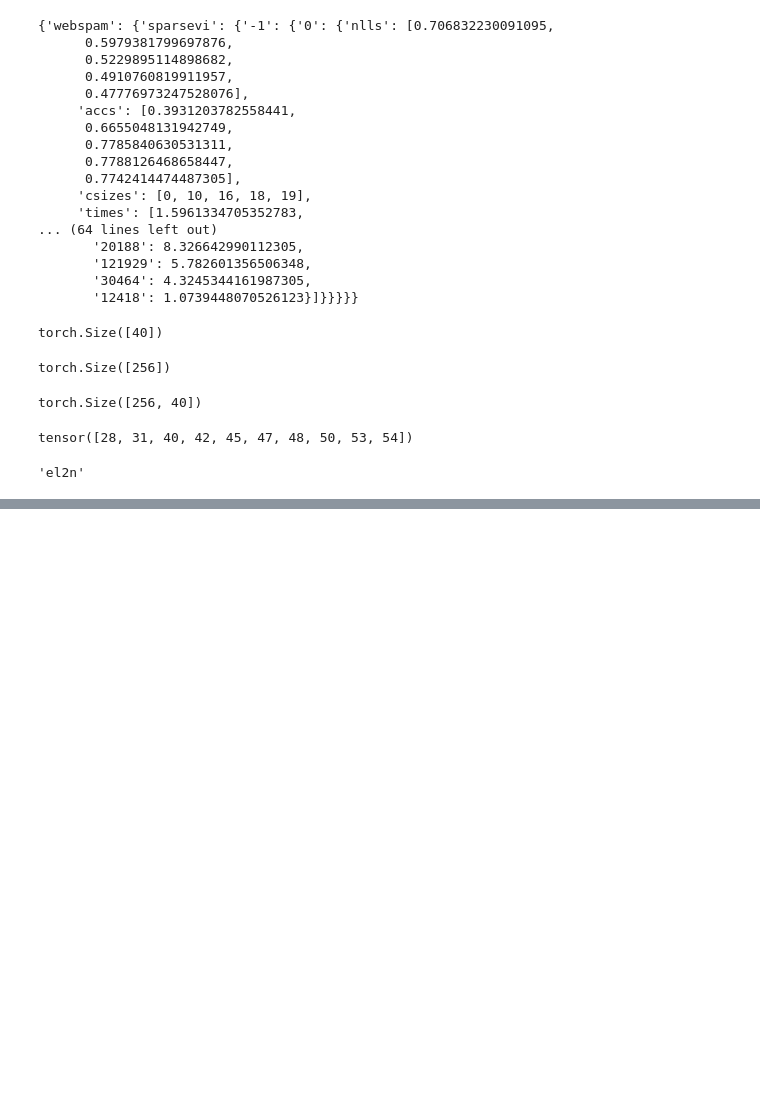
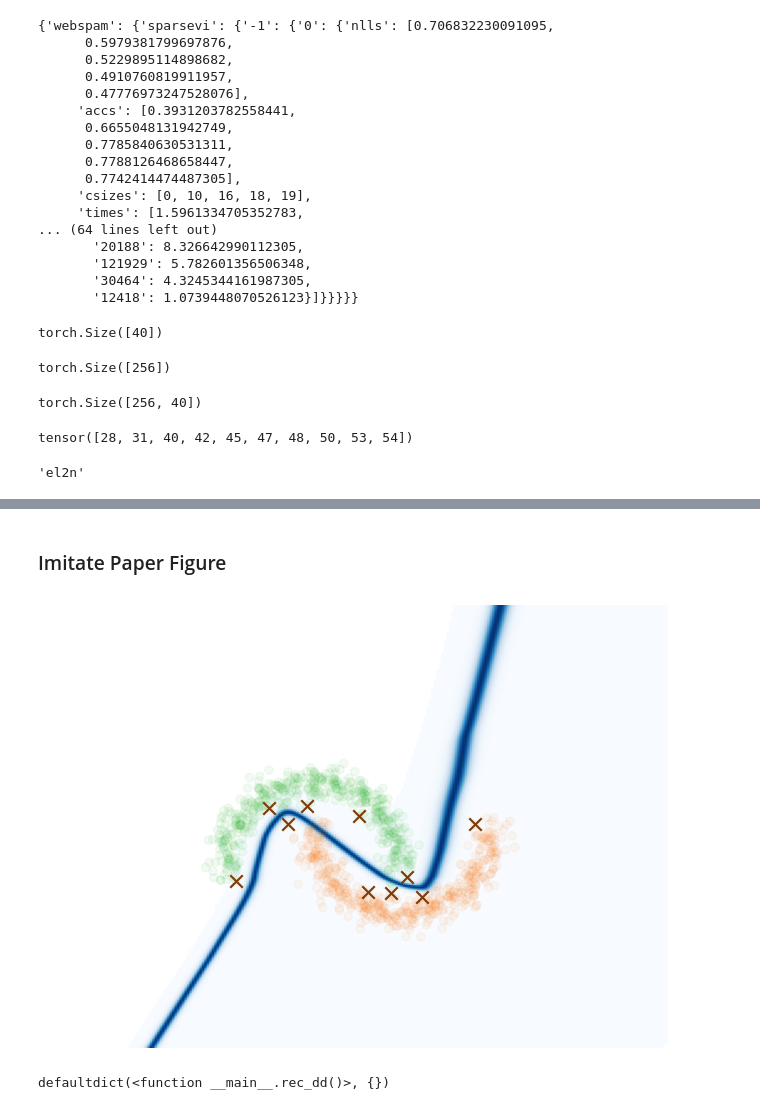
Before and after one commit to souravc83/Blackbox-Coresets-VI, a Jupyter notebook: psvi/notebooks/scratch.ipynb, the cells around one changed output, grey strips where cells are left out. Saved outputs shown, nothing was run; the diff lists cells and outputs as text; code cells hidden in the pictures; blank space fills up the shorter version.

```diff
--- a/psvi/notebooks/scratch.ipynb
+++ b/psvi/notebooks/scratch.ipynb
@@ -378,0 +433,2 @@ m.group(1)
+# %% [markdown]
+### Imitate Paper Figure
@@ -378,0 +457,41 @@ m.group(1)
+# %%
+def predictive_entropy(g):
+    p = g[0,...]
+    return -p*np.log(p) - (1-p)*np.log(1-p)
+N = 1000
+(X, Y) = make_moons(n_samples=N, noise=0.1, random_state=42)
+
+X, Y = torch.from_numpy(X.astype(np.float32)), torch.from_numpy(
+                Y[...,None].astype(np.float32)
+            )
+# %%
+meth = 'mfvi_selection'
+with open('/home/studio-lab-user/all_data/vi_result/results.pk', 'rb') as f:
+       results = pickle.load(f)
+us, zs, vs, gpreds = (
+        results[dnm][meth][coreset_sizes][0]['us'],
+        results[dnm][meth][coreset_sizes][0]['zs'],
+        results[dnm][meth][coreset_sizes][0]['vs'],
+        results[dnm][meth][coreset_sizes][0]['grid_preds'],
+)
+
+def plot_full(idx=-1, a0=0.05, a1=0.9, ax=None, fnm=None):
+    if ax is None:
+        f, ax = plt.subplots(1, 1, figsize=(8, 8))
+    ax.scatter(X[:, 0], X[:, 1], c=COLS[Y.squeeze().int().numpy()], alpha=a0)
+    ax.scatter(us[:, 0], us[:, 1], c=UCOLS[torch.tensor(zs[idx]).squeeze().int().numpy()], alpha=a1, marker='x', s=vs[idx])
+    ax.scatter(us[:, 0], us[:, 1], c='k', alpha=0.5, marker='x', s=vs[idx])
+    ents = predictive_entropy(gpreds[idx]).reshape((250, 250)).T
+    ax.imshow(ents, extent=EXTENT, origin="lower", cmap='Blues')
+    ax.get_xaxis().set_visible(False)
+    ax.get_yaxis().set_visible(False)
+    ax.axis('off')
+    plt.show()
+
+plot_full(idx=-1, fnm='figs/mcmc-vi-coreset')
+# %% [output]
+[figure, added]
+# %%
+us
+# %% [output]
+defaultdict(<function __main__.rec_dd()>, {})
```
Also changed, not shown: parts of 13 cells of this notebook, 5 other files.
